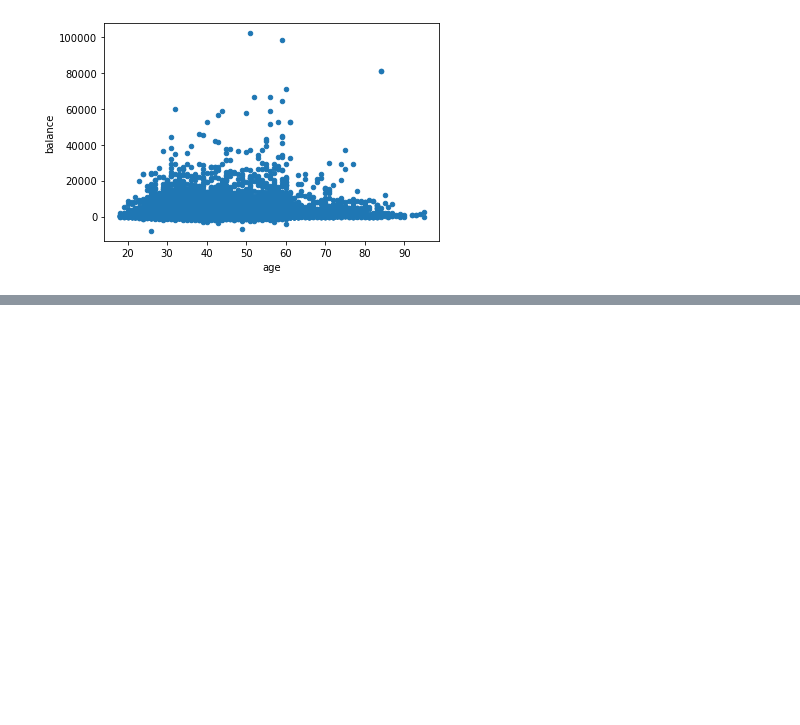
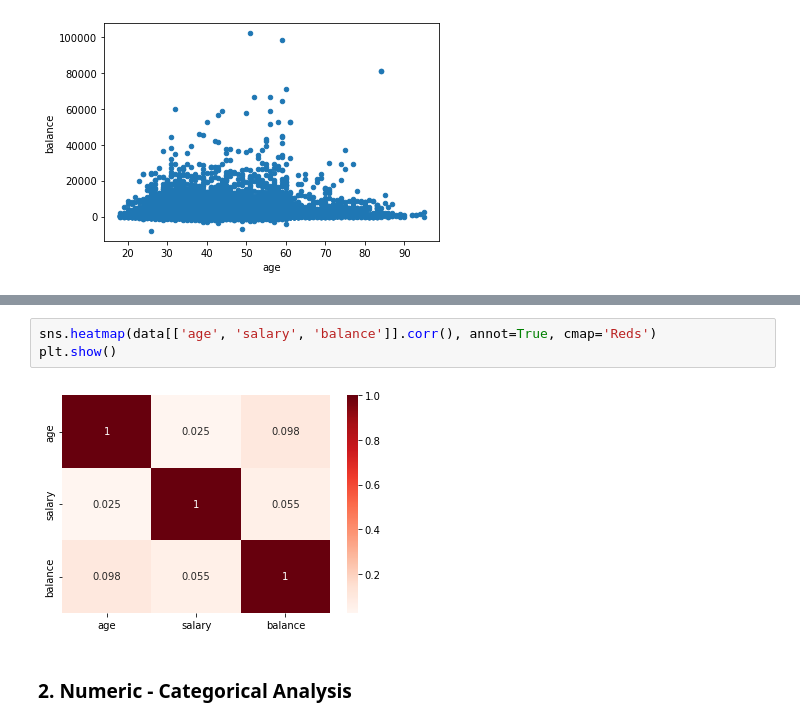
Before and after one commit to keijiart/EDA_Marketing, a Jupyter notebook: EDA_Marketing.ipynb, the cells around one changed output, grey strips where cells are left out. Cells and saved outputs as stored; diff of their text form; blank space fills up the shorter version.

```diff
--- a/EDA_Marketing.ipynb
+++ b/EDA_Marketing.ipynb
@@ -206,0 +225,7 @@ plt.show()
+# %%
+sns.heatmap(data[['age', 'salary', 'balance']].corr(), annot=True, cmap='Reds')
+plt.show()
+# %% [output]
+[figure, added]
+# %% [markdown]
+### 2. Numeric - Categorical Analysis
```
Also changed, not shown: parts of 15 cells of this notebook.
